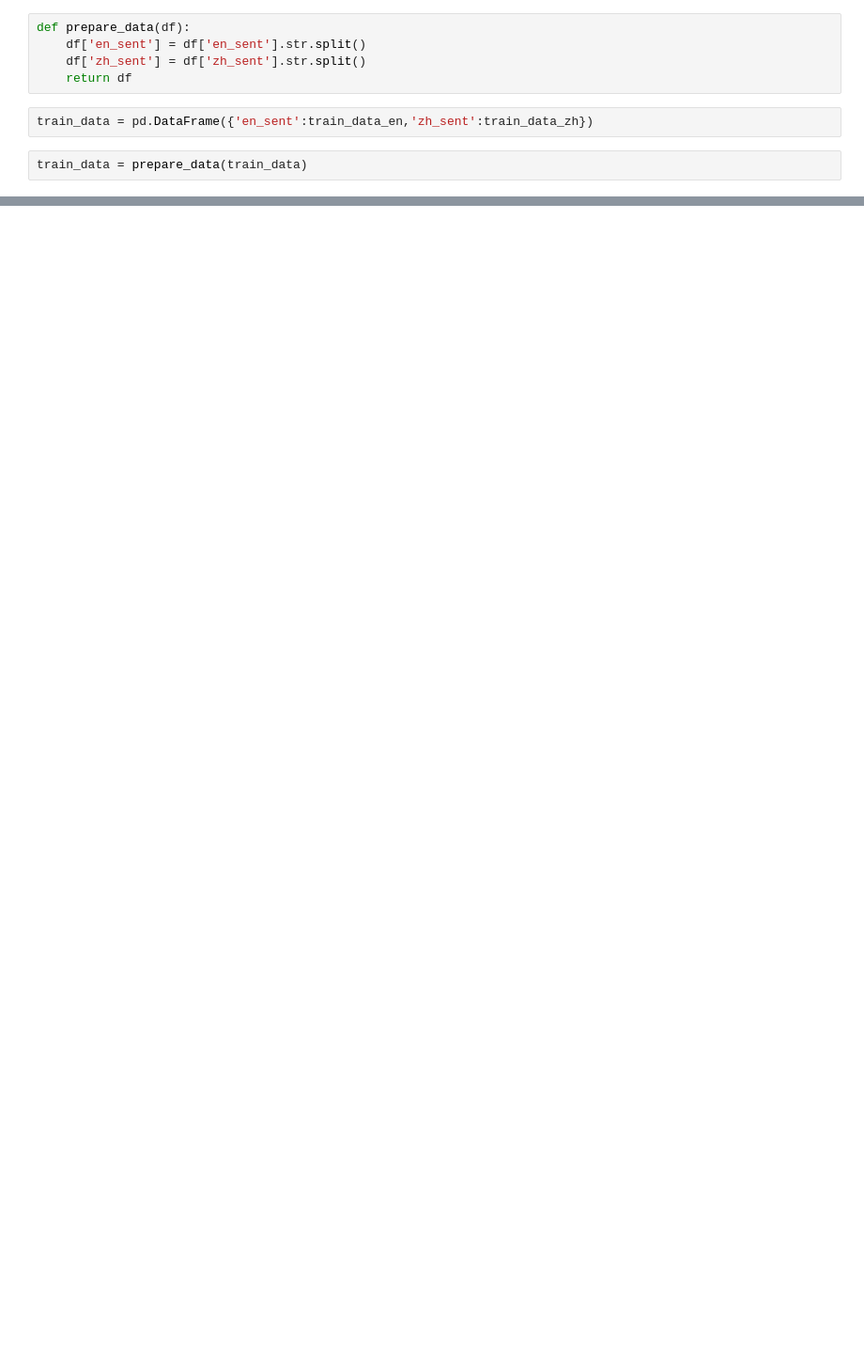
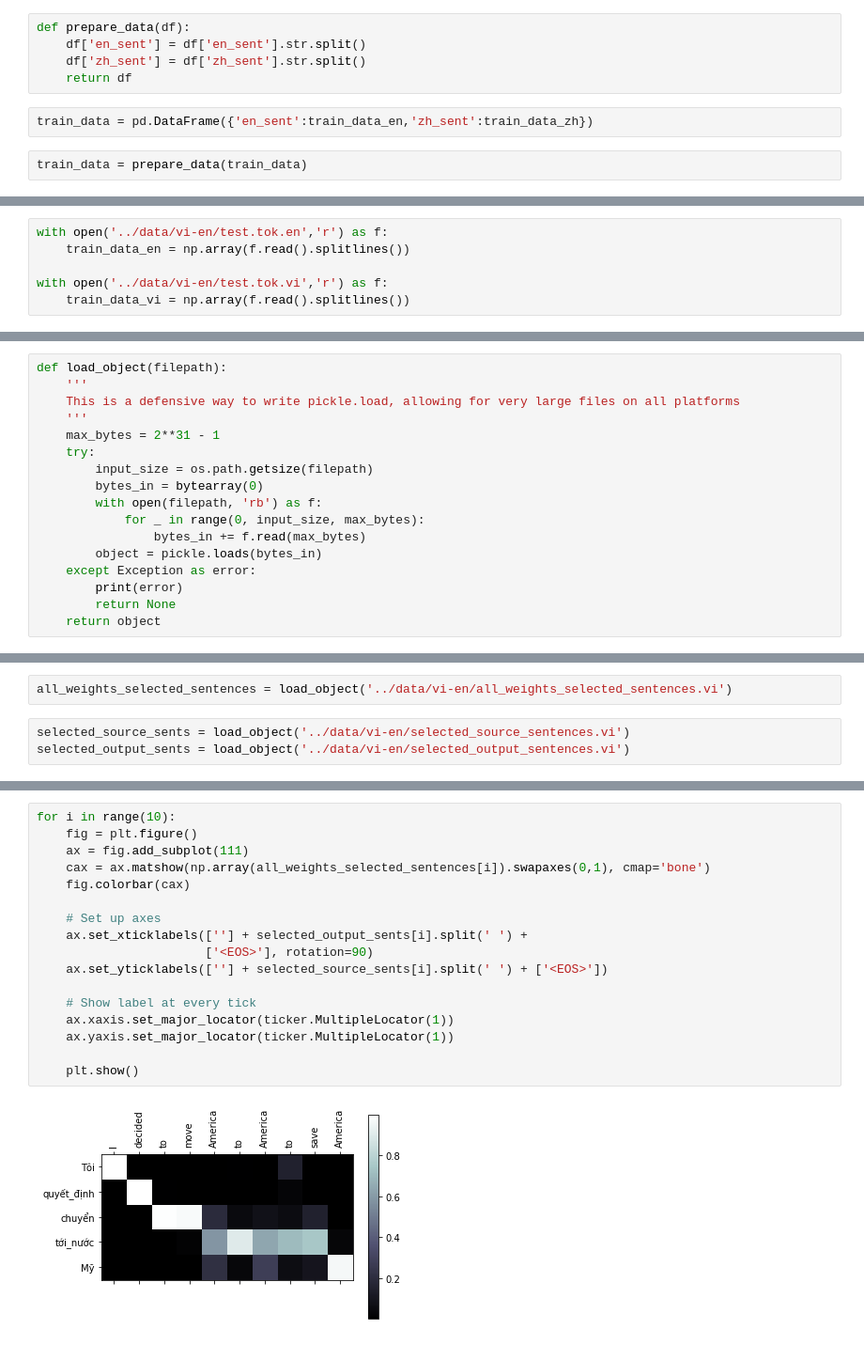
Before and after one commit to avidkenil/NLP_Project, a Jupyter notebook: notebooks/Data Exploration.ipynb, the cells around one changed output, grey strips where cells are left out. Shown: that part at 94% size. Saved outputs shown, nothing was run; the diff lists cells and outputs as text; blank space fills up the shorter version.

```diff
--- a/notebooks/Data Exploration.ipynb
+++ b/notebooks/Data Exploration.ipynb
@@ -27,0 +31,6 @@ train_data.head()
+# %%
+with open('../data/vi-en/test.tok.en','r') as f:
+    train_data_en = np.array(f.read().splitlines())
+
+with open('../data/vi-en/test.tok.vi','r') as f:
+    train_data_vi = np.array(f.read().splitlines())
@@ -27,0 +44,17 @@ train_data.head()
+# %%
+def load_object(filepath):
+    '''
+    This is a defensive way to write pickle.load, allowing for very large files on all platforms
+    '''
+    max_bytes = 2**31 - 1
+    try:
+        input_size = os.path.getsize(filepath)
+        bytes_in = bytearray(0)
+        with open(filepath, 'rb') as f:
+            for _ in range(0, input_size, max_bytes):
+                bytes_in += f.read(max_bytes)
+        object = pickle.loads(bytes_in)
+    except Exception as error:
+        print(error)
+        return None
+    return object
@@ -27,0 +99,5 @@ train_data.head()
+# %%
+all_weights_selected_sentences = load_object('../data/vi-en/all_weights_selected_sentences.vi')
+# %%
+selected_source_sents = load_object('../data/vi-en/selected_source_sentences.vi')
+selected_output_sents = load_object('../data/vi-en/selected_output_sentences.vi')
@@ -27,0 +112,19 @@ train_data.head()
+# %%
+for i in range(10):
+    fig = plt.figure()
+    ax = fig.add_subplot(111)
+    cax = ax.matshow(np.array(all_weights_selected_sentences[i]).swapaxes(0,1), cmap='bone')
+    fig.colorbar(cax)
+
+    # Set up axes
+    ax.set_xticklabels([''] + selected_output_sents[i].split(' ') +
+                       ['<EOS>'], rotation=90)
+    ax.set_yticklabels([''] + selected_source_sents[i].split(' ') + ['<EOS>'])
+
+    # Show label at every tick
+    ax.xaxis.set_major_locator(ticker.MultipleLocator(1))
+    ax.yaxis.set_major_locator(ticker.MultipleLocator(1))
+
+    plt.show()
+# %% [output]
+[figure, added]
```
Also changed, not shown: parts of 75 cells of this notebook, 5 other files.
